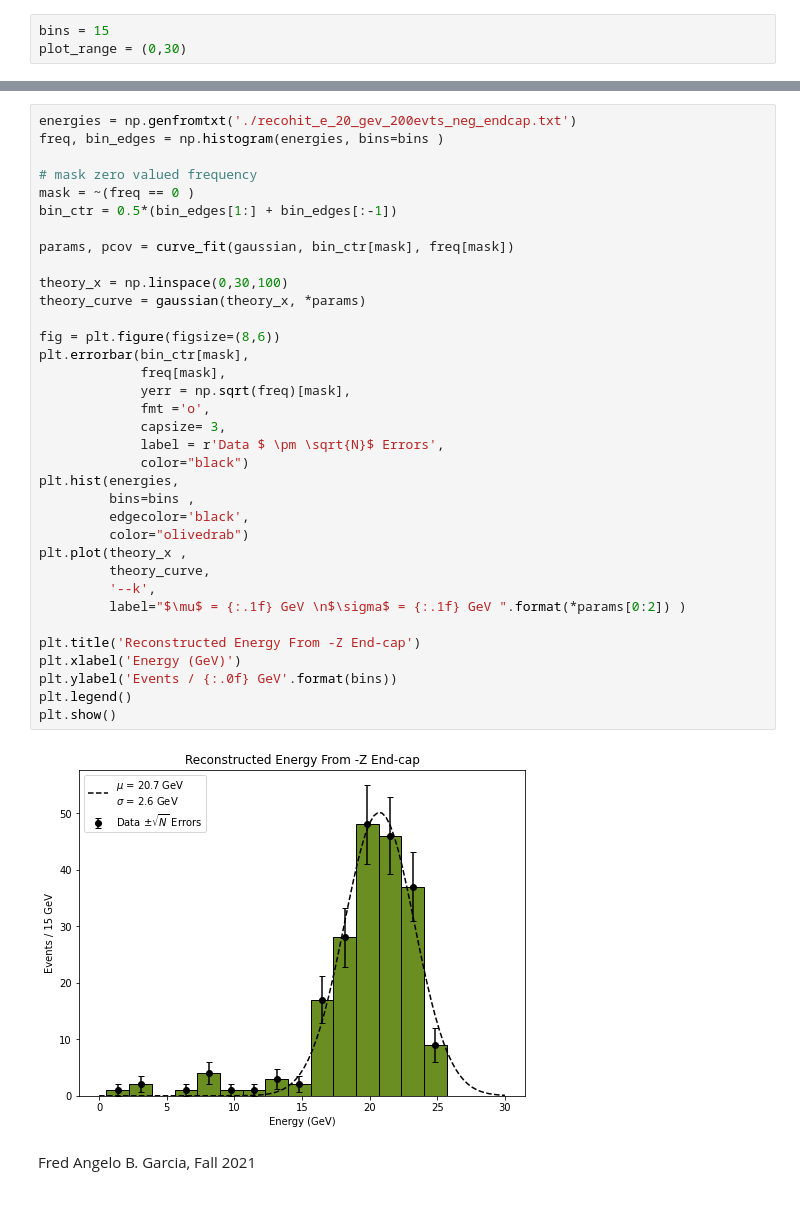
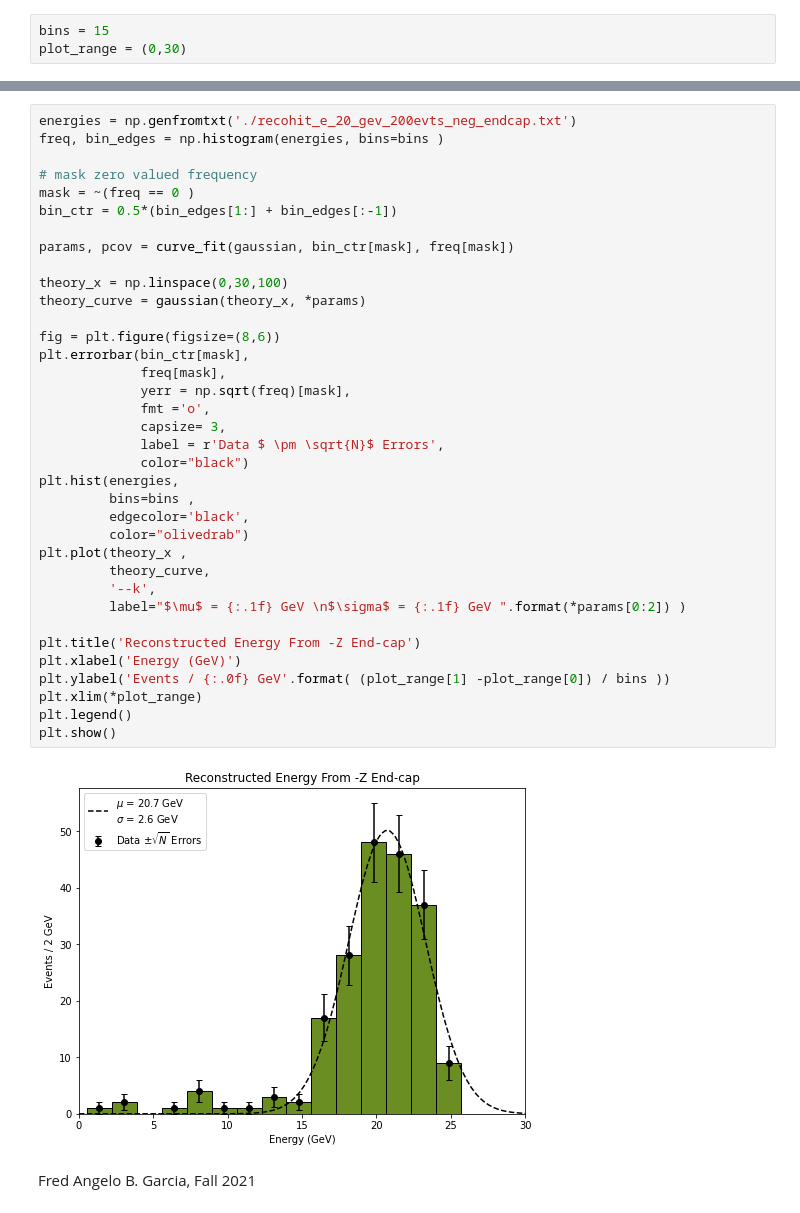
Before and after one commit to fred144/hgcal-py-analysis, a Jupyter notebook: final_project.ipynb, the cells around one changed output, grey strips where cells are left out. Saved outputs shown, nothing was run; the diff lists cells and outputs as text.

```diff
--- a/final_project.ipynb
+++ b/final_project.ipynb
@@ -300,34 +300,35 @@ freq, bin_edges = np.histogram(energies, bins=bins )
 mask = ~(freq == 0 )
 bin_ctr = 0.5*(bin_edges[1:] + bin_edges[:-1])
 
 params, pcov = curve_fit(gaussian, bin_ctr[mask], freq[mask])
 
 theory_x = np.linspace(0,30,100)
 theory_curve = gaussian(theory_x, *params)
 
 fig = plt.figure(figsize=(8,6))
 plt.errorbar(bin_ctr[mask],
              freq[mask],
              yerr = np.sqrt(freq)[mask],
              fmt ='o',
              capsize= 3,
              label = r'Data $ \pm \sqrt{N}$ Errors',
              color="black")
 plt.hist(energies,
          bins=bins ,
          edgecolor='black',
          color="olivedrab")
 plt.plot(theory_x ,
          theory_curve,
          '--k',
          label="$\mu$ = {:.1f} GeV \n$\sigma$ = {:.1f} GeV ".format(*params[0:2]) )
 
 plt.title('Reconstructed Energy From -Z End-cap')
 plt.xlabel('Energy (GeV)')
-plt.ylabel('Events / {:.0f} GeV'.format(bins))
+plt.ylabel('Events / {:.0f} GeV'.format( (plot_range[1] -plot_range[0]) / bins ))
+plt.xlim(*plot_range)
 plt.legend()
 plt.show()
 # %% [output]
-[figure, old version]
+[figure, new version]
 # %% [markdown]
 Fred Angelo B. Garcia, Fall 2021
```
Also changed, not shown: parts of 1 cell of this notebook.
